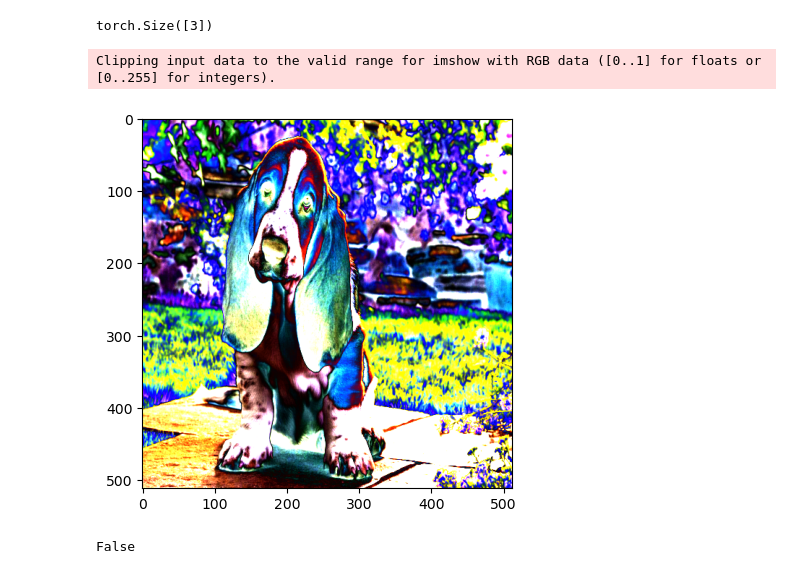
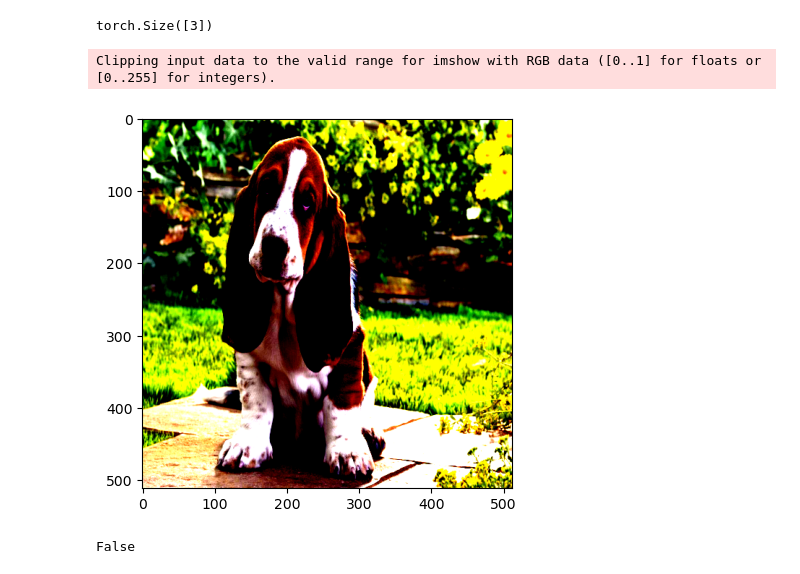
Before and after one commit to bennettandy/PyTorchWork, a Jupyter notebook: load_display_image.ipynb, the cells around one changed output. Saved outputs shown, nothing was run; the diff lists cells and outputs as text; code cells hidden in the pictures.

Commit message:
added image load into tensor example

```diff
--- a/load_display_image.ipynb
+++ b/load_display_image.ipynb
@@ -9,7 +9,7 @@ transform = transforms.Compose([
   transforms.Normalize(mean=[0.485, 0.456, 0.406], std=[0.229, 0.224, 0.225])
 ])
 # %%
-img_path = '../training_data/hound.jpeg'
+img_path = 'training_data/hound.jpeg'
 img = Image.open(img_path)
 img_tensor = transform(img)
 # %%
@@ -18,11 +18,11 @@ img_tensor[:,0,0].size()
 torch.Size([3])
 # %%
 import matplotlib.pyplot as plt
-plt.imshow(torch.mul(img_tensor, img_tensor).permute(1, 2, 0))
+plt.imshow(img_tensor.permute(1, 2, 0))
 plt.show()
 # %% [output]
 Clipping input data to the valid range for imshow with RGB data ([0..1] for floats or [0..255] for integers).
-[figure, old version]
+[figure, new version]
 # %%
 torch.cuda.is_available()
 # %% [output]
```
Also changed, not shown: parts of 1 cell of this notebook, 2 other files.
